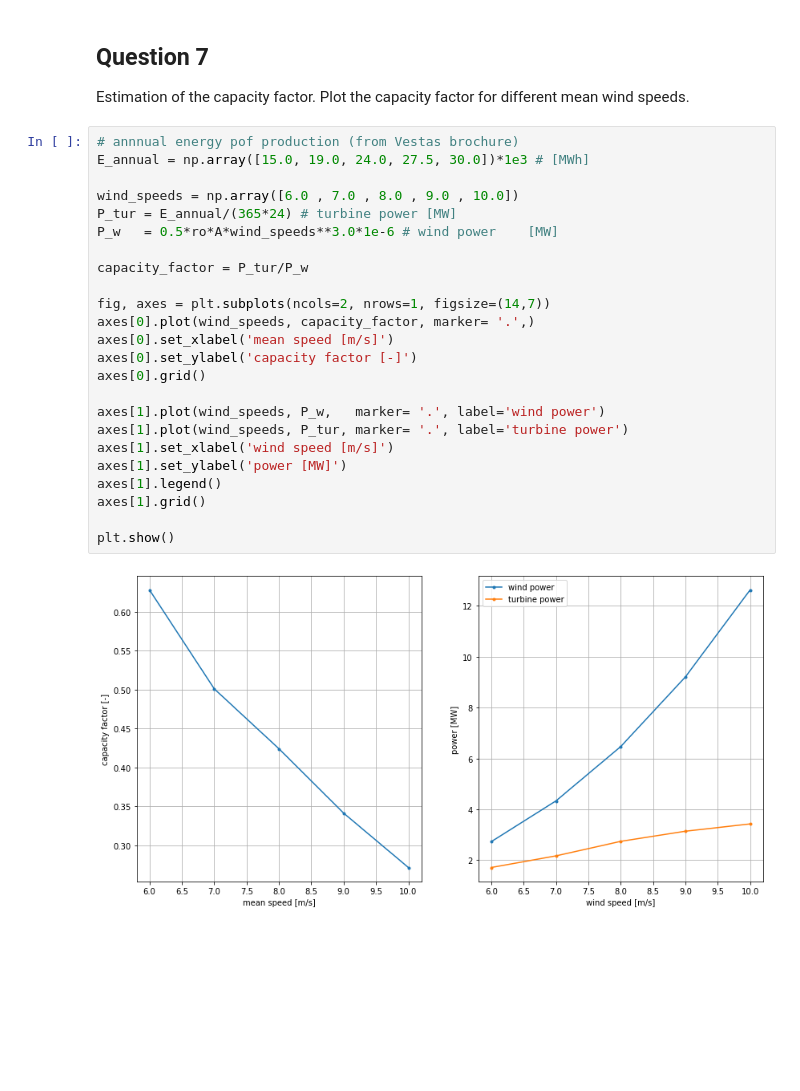
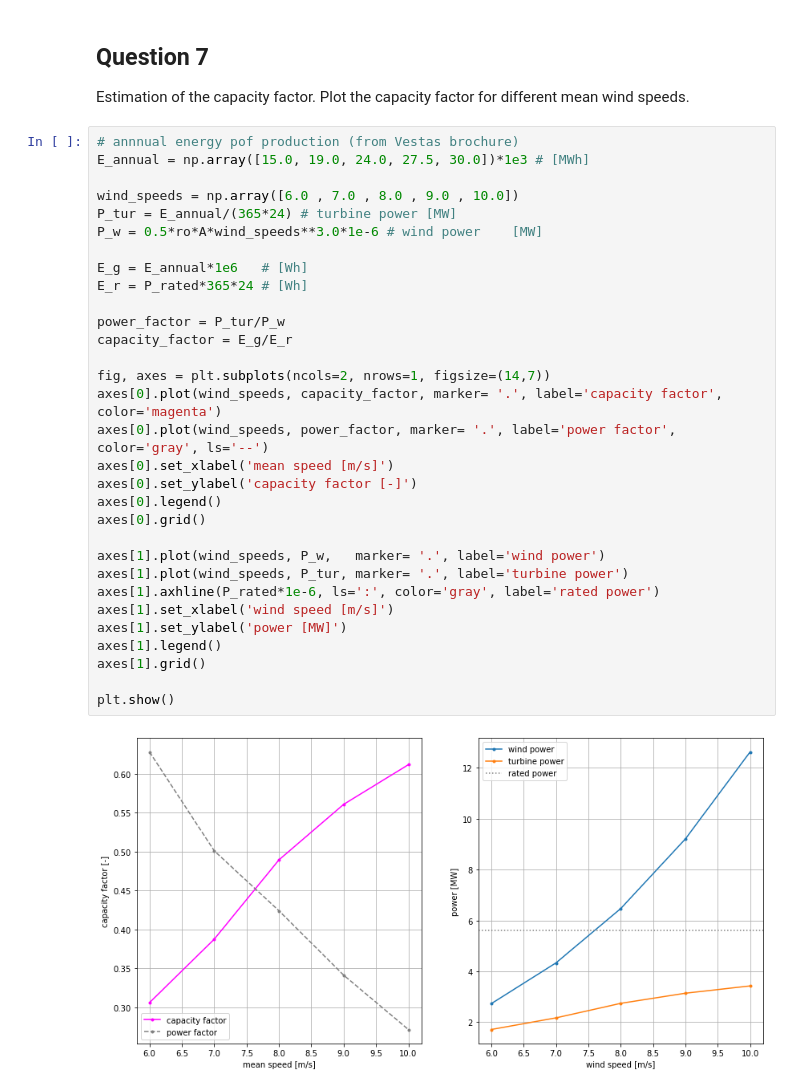
Before and after one commit to FelipeGiro/lectures, a Jupyter notebook: OffshoreWindStructures/Lecture01.ipynb, the cells around one changed output. Drawn from its saved outputs; the diff is of its cells as text; blank space fills up the shorter version.

```diff
--- a/OffshoreWindStructures/Lecture01.ipynb
+++ b/OffshoreWindStructures/Lecture01.ipynb
@@ -115,26 +115,33 @@ Estimation of the capacity factor. Plot the capacity factor for different mean w
 # %%
 # annnual energy pof production (from Vestas brochure)
 E_annual = np.array([15.0, 19.0, 24.0, 27.5, 30.0])*1e3 # [MWh]
 
 wind_speeds = np.array([6.0 , 7.0 , 8.0 , 9.0 , 10.0])
 P_tur = E_annual/(365*24) # turbine power [MW]
-P_w   = 0.5*ro*A*wind_speeds**3.0*1e-6 # wind power    [MW]
+P_w = 0.5*ro*A*wind_speeds**3.0*1e-6 # wind power    [MW]
 
-capacity_factor = P_tur/P_w
+E_g = E_annual*1e6   # [Wh]
+E_r = P_rated*365*24 # [Wh]
+
+power_factor = P_tur/P_w
+capacity_factor = E_g/E_r
 
 fig, axes = plt.subplots(ncols=2, nrows=1, figsize=(14,7))
-axes[0].plot(wind_speeds, capacity_factor, marker= '.',)
+axes[0].plot(wind_speeds, capacity_factor, marker= '.', label='capacity factor', color='magenta')
+axes[0].plot(wind_speeds, power_factor, marker= '.', label='power factor', color='gray', ls='--')
 axes[0].set_xlabel('mean speed [m/s]')
 axes[0].set_ylabel('capacity factor [-]')
+axes[0].legend()
 axes[0].grid()
 
 axes[1].plot(wind_speeds, P_w,   marker= '.', label='wind power')
 axes[1].plot(wind_speeds, P_tur, marker= '.', label='turbine power')
+axes[1].axhline(P_rated*1e-6, ls=':', color='gray', label='rated power')
 axes[1].set_xlabel('wind speed [m/s]')
 axes[1].set_ylabel('power [MW]')
 axes[1].legend()
 axes[1].grid()
 
 plt.show()
 # %% [output]
-[figure, old version]
+[figure, new version]
```
Also changed, not shown: 1 other file.
